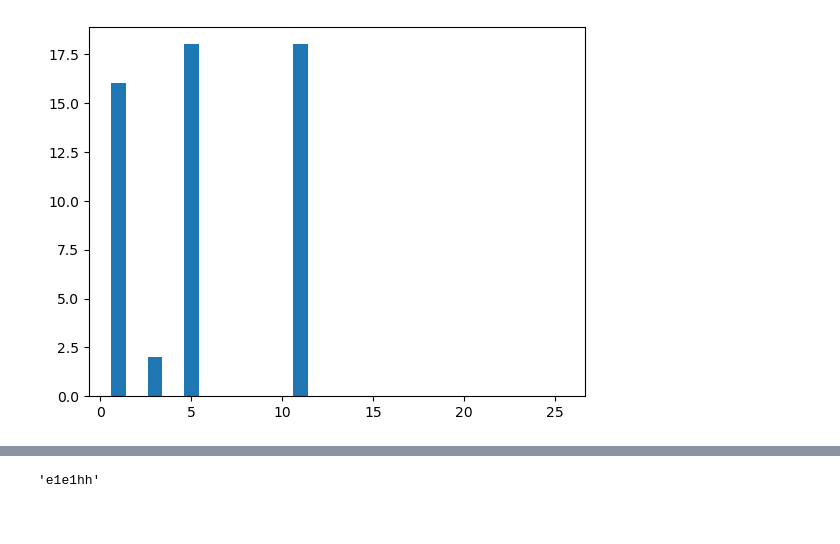
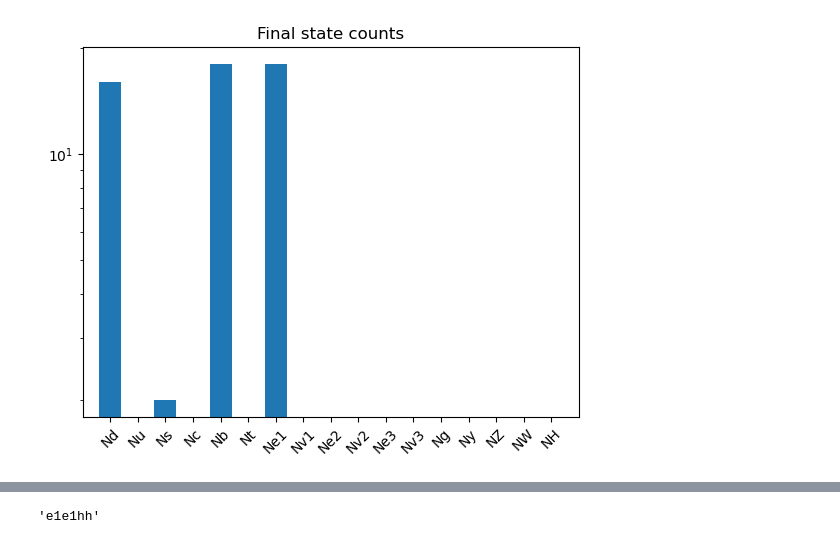
Before and after one commit to ILDAnaSoft/ZHH, a Jupyter notebook: analysis/scratch.ipynb, the cells around one changed output, grey strips where cells are left out. Cells and saved outputs as stored; diff of their text form; code cells hidden in the pictures.

```diff
--- a/analysis/scratch.ipynb
+++ b/analysis/scratch.ipynb
@@ -8,17 +8,23 @@ import matplotlib.pyplot as plt
 import seaborn as sns
 import pandas as pd
 # %%
-def plot_counts(rf, tree='FinalStates/'):
-    pdg = np.array(rf[f'{tree}final_state_counts/final_state_counts.first'].array(entry_stop=1)[0])
-    count = np.array(rf[f'{tree}final_state_counts/final_state_counts.second'].array()).sum(axis=0)
+def plot_counts(tree):
+    pdg = np.array(tree[f'final_state_counts/final_state_counts.first'].array(entry_stop=1)[0])
+    count = np.array(tree[f'final_state_counts/final_state_counts.second'].array()).sum(axis=0)
+    xpos = np.arange(len(fs_columns))
 
     fig, ax = plt.subplots()
-    ax.bar(pdg, count)
+    ax.set_xticks(xpos)
+    ax.set_xticklabels(fs_columns, rotation=45)
+    ax.set_xlim(-1, len(fs_columns))
+    ax.bar(xpos, count)
+    ax.set_title('Final state counts')
+    ax.set_yscale('log')
 
 tf = ur.open('/gpfs/home/ilc/bliewert/DevRepositories/ZHH/scripts/zhh_AIDA.root')
-plot_counts(tf)
+plot_counts(tf['FinalStates'])
 # %% [output]
-[figure, old version]
+[figure, new version]
 # %%
 prefix1 = '/home/ilc/bliewert/jobresults/550-llhh-ana'
 prefix2 = '/home/ilc/bliewert/jobresults/550-2l4q-ana'
```
Also changed, not shown: parts of 21 cells of this notebook, 20 other files.
